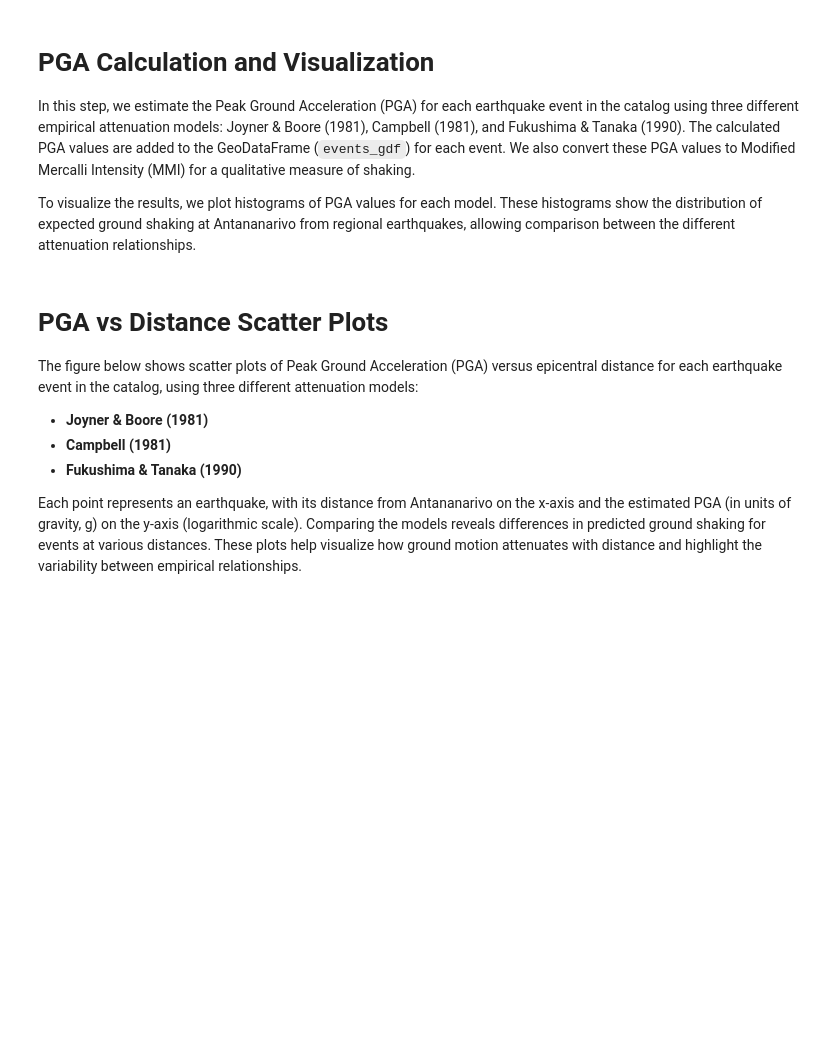
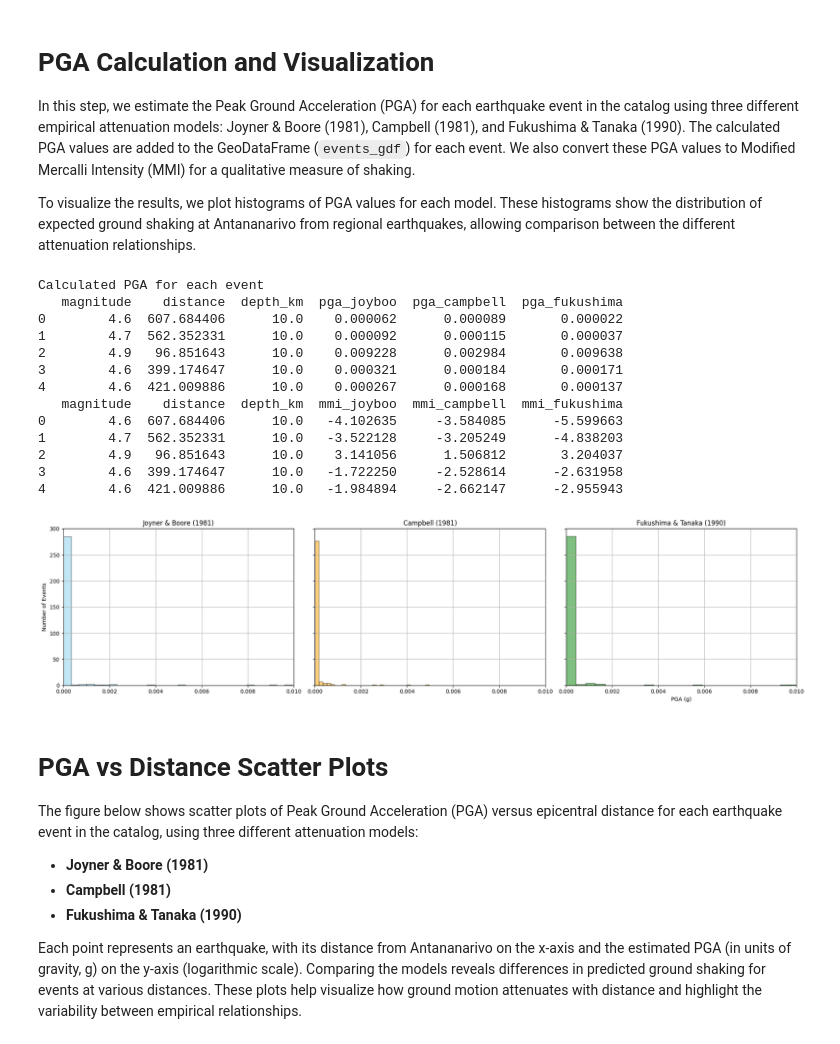
Before and after one commit to FadelI/EqHazard, a Jupyter notebook: 04_pga_cal.ipynb, the cells around one changed output. Drawn from its saved outputs; the diff is of its cells as text; code cells hidden in the pictures; blank space fills up the shorter version.

```diff
--- a/04_pga_cal.ipynb
+++ b/04_pga_cal.ipynb
@@ -179,6 +210,9 @@ def pga_campbell_1981(M, E):
     PGA : float
         Peak ground acceleration (in g)
     """
+    #Safety factor to prevent unrealistically high PGA values for small E
+    E = np.maximum(E, 1.0)  # cap at 1 km to avoid singularity
+
     D = E + 0.147*np.exp(0.732*M)
     PGA = 0.0185 * np.exp(1.28*M) * D**(-1.75)
     return PGA
@@ -187,7 +221,7 @@ def pga_campbell_1981(M, E):
 def pga_fukushima_tanaka_1990(M, R):
     """
     Fukushima & Tanaka (1990) attenuation equation.
-    PGA = (10^(0.41*M - log10(R + 0.032*10^(0.41*M) - 0.0034*R + 1.30))) / 980
+    PGA = (10^(0.41*M - log10(R + 0.032*10^(0.41*M)) - 0.0034*R + 1.30)) / 980
 
     Parameters
     ----------
@@ -201,8 +235,12 @@ def pga_fukushima_tanaka_1990(M, R):
     PGA : float
         Peak ground acceleration (in g)
     """
-    log10_term = 0.41*M - np.log10(R + 0.032*(10**(0.41*M)) - 0.0034*R + 1.30)
-    PGA = (10**log10_term) / 980.0
+    # Safety factor to prevent unrealistically high PGA values for small R
+    R = np.maximum(R, 1e-3)
+
+    log10_pga = (0.41 * M - np.log10(R + 0.032 * (10**(0.41 * M))) - 0.0034 * R + 1.30)
+
+    PGA = (10**log10_pga) / 980.0  # convert from cm/s² to g
     return PGA
 
 def pga_climent_1994(M, R, S=0):
@@ -270,33 +308,51 @@ events_gdf['pga_fukushima'] = events_gdf.apply(lambda row: pga_fukushima_tanaka_
 events_gdf['mmi_joyboo'] = events_gdf['pga_joyboo'].apply(mmi_from_pga)
 events_gdf['mmi_campbell'] = events_gdf['pga_campbell'].apply(mmi_from_pga)
 events_gdf['mmi_fukushima'] = events_gdf['pga_fukushima'].apply(mmi_from_pga)
 
 print("Calculated PGA for each event")
 print(events_gdf[['magnitude', 'distance', 'depth_km', 'pga_joyboo', 'pga_campbell', 'pga_fukushima']].head())
 print(events_gdf[['magnitude', 'distance', 'depth_km', 'mmi_joyboo', 'mmi_campbell', 'mmi_fukushima']].head())
 
 # Plot histogram of PGA values for each model in a figure of 1 * 3 subplots
 fig, axs = plt.subplots(1, 3, figsize=(20, 5), sharey=True)
 
 axs[0].hist(events_gdf['pga_joyboo'], bins=30, color='skyblue',
             edgecolor='black', alpha=0.5)
 axs[0].set_title('Joyner & Boore (1981)')
 axs[0].set_ylabel('Number of Events')
+axs[0].set_xlim(0,0.01)  # Set x-axis limit to focus on typical PGA range
 axs[0].grid()
 
 axs[1].hist(events_gdf['pga_campbell'], bins=30, color='orange',
             edgecolor='black', alpha=0.5)
 axs[1].set_title('Campbell (1981)')
+axs[1].set_xlim(0,0.01)  # Set x-axis limit to focus on typical PGA range
 axs[1].grid()
 
 axs[2].hist(events_gdf['pga_fukushima'], bins=30, color='green',
             edgecolor='black', alpha=0.5)
 axs[2].set_title('Fukushima & Tanaka (1990)')
 axs[2].set_xlabel('PGA (g)')
+axs[2].set_xlim(0,0.01)  # Set x-axis limit to focus on typical PGA range
 axs[2].grid()
 
 plt.tight_layout()
 plt.show()
+# %% [output]
+Calculated PGA for each event
+   magnitude    distance  depth_km  pga_joyboo  pga_campbell  pga_fukushima
+0        4.6  607.684406      10.0    0.000062      0.000089       0.000022
+1        4.7  562.352331      10.0    0.000092      0.000115       0.000037
+2        4.9   96.851643      10.0    0.009228      0.002984       0.009638
+3        4.6  399.174647      10.0    0.000321      0.000184       0.000171
+4        4.6  421.009886      10.0    0.000267      0.000168       0.000137
+   magnitude    distance  depth_km  mmi_joyboo  mmi_campbell  mmi_fukushima
+0        4.6  607.684406      10.0   -4.102635     -3.584085      -5.599663
+1        4.7  562.352331      10.0   -3.522128     -3.205249      -4.838203
+2        4.9   96.851643      10.0    3.141056      1.506812       3.204037
+3        4.6  399.174647      10.0   -1.722250     -2.528614      -2.631958
+4        4.6  421.009886      10.0   -1.984894     -2.662147      -2.955943
+[figure, added]
 # %% [markdown]
 # PGA vs Distance Scatter Plots
 
```
Also changed, not shown: parts of 3 cells of this notebook, 3 other files.
